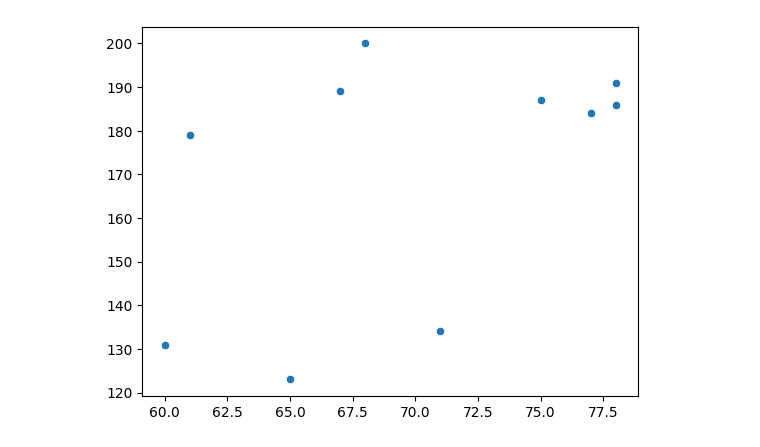
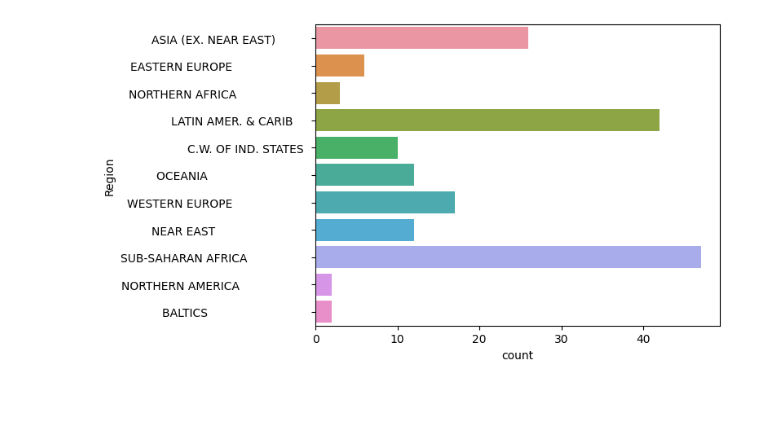
Before and after one commit to SyedaAnoosha/Data-Science-with-Python, a Jupyter notebook: Data Visualization Python/Seaborn/basic.ipynb, the cells around one changed output. Cells and saved outputs as stored; diff of their text form; code cells hidden in the pictures; blank space fills up the shorter version.

```diff
--- a/Data Visualization Python/Seaborn/basic.ipynb
+++ b/Data Visualization Python/Seaborn/basic.ipynb
@@ -14,5 +33,6 @@ plt.show()
-# %%
-sns.scatterplot(x=height, y=weight)
-plt.show()
-# %% [output]
-[figure, removed]
+# %%
+region = countries_of_world['Region']
+sns.countplot(y=region)
+plt.show()
+# %% [output]
+[figure, added]
```
Also changed, not shown: parts of 6 cells of this notebook, 1 other file.
